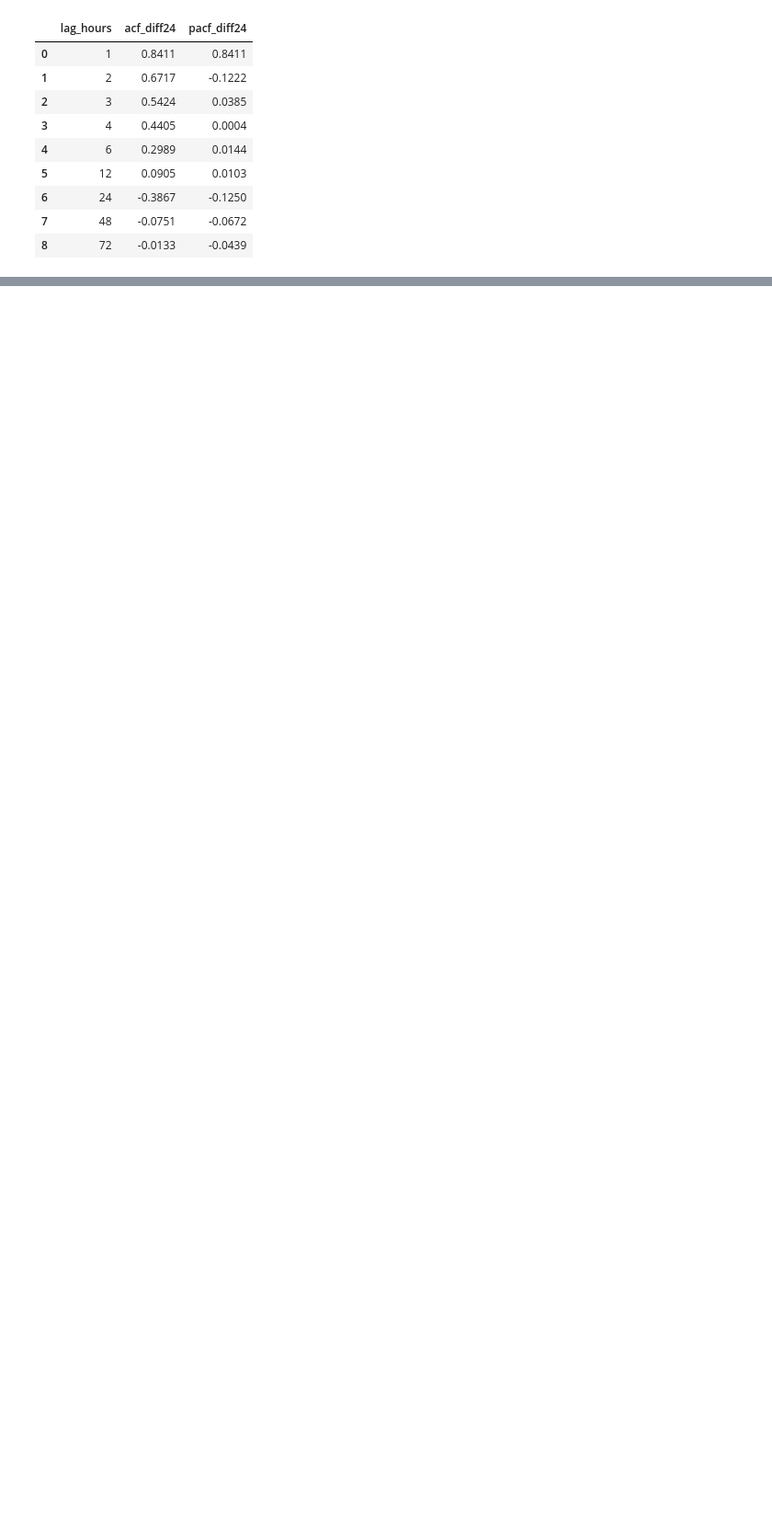
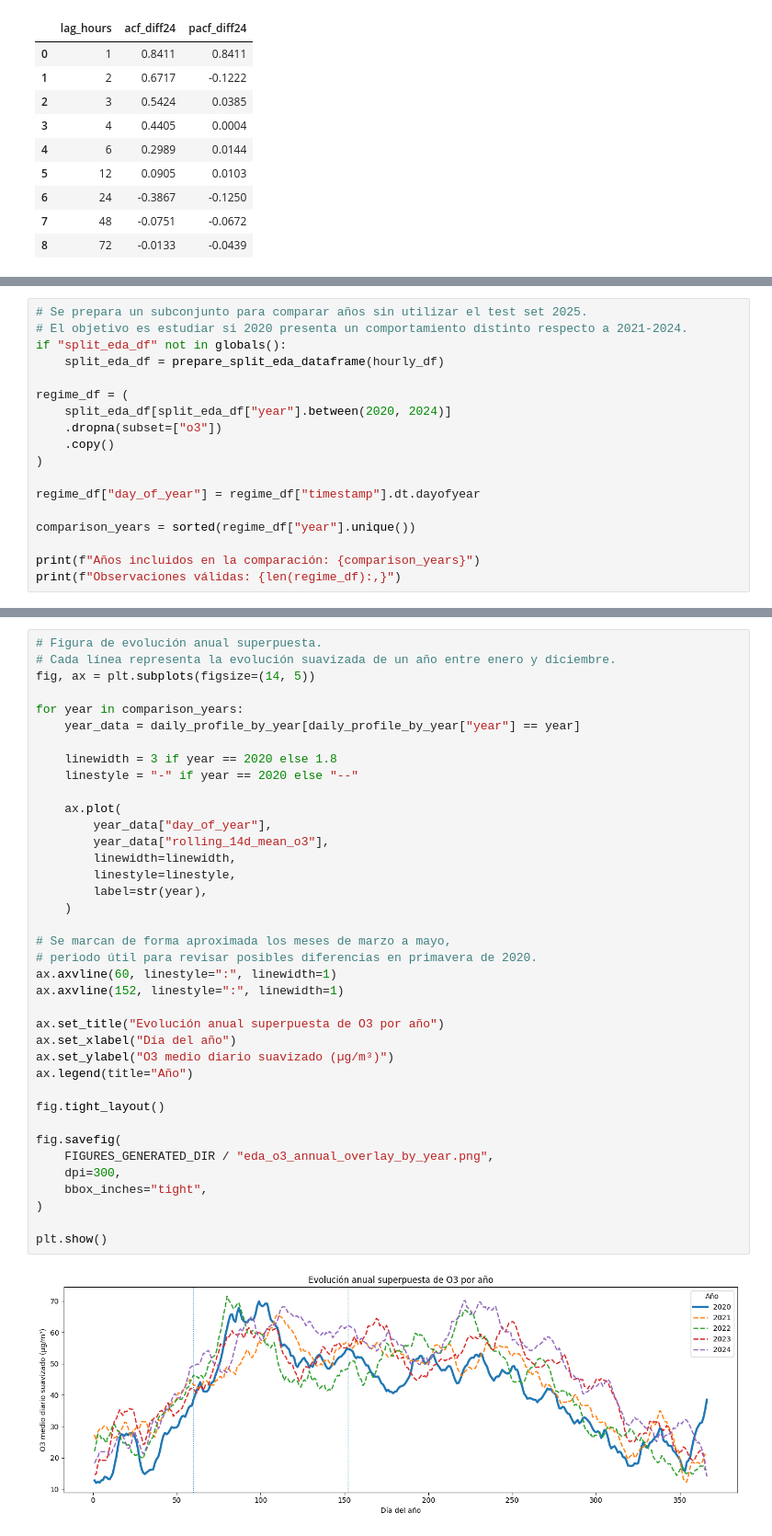
Before and after one commit to hipenation2142/trabajo, a Jupyter notebook: notebooks/01_eda_o3.ipynb, the cells around one changed output, grey strips where cells are left out. Shown at 92% size. Saved outputs shown, nothing was run; the diff lists cells and outputs as text; blank space fills up the shorter version.

```diff
--- a/notebooks/01_eda_o3.ipynb
+++ b/notebooks/01_eda_o3.ipynb
@@ -1925,0 +1934,18 @@ stationary_correlogram_summary.to_csv(
+# %%
+# Se prepara un subconjunto para comparar años sin utilizar el test set 2025.
+# El objetivo es estudiar si 2020 presenta un comportamiento distinto respecto a 2021-2024.
+if "split_eda_df" not in globals():
+    split_eda_df = prepare_split_eda_dataframe(hourly_df)
+
+regime_df = (
+    split_eda_df[split_eda_df["year"].between(2020, 2024)]
+    .dropna(subset=["o3"])
+    .copy()
+)
+
+regime_df["day_of_year"] = regime_df["timestamp"].dt.dayofyear
+
+comparison_years = sorted(regime_df["year"].unique())
+
+print(f"Años incluidos en la comparación: {comparison_years}")
+print(f"Observaciones válidas: {len(regime_df):,}")
@@ -1925,0 +1988,40 @@ stationary_correlogram_summary.to_csv(
+# %%
+# Figura de evolución anual superpuesta.
+# Cada línea representa la evolución suavizada de un año entre enero y diciembre.
+fig, ax = plt.subplots(figsize=(14, 5))
+
+for year in comparison_years:
+    year_data = daily_profile_by_year[daily_profile_by_year["year"] == year]
+
+    linewidth = 3 if year == 2020 else 1.8
+    linestyle = "-" if year == 2020 else "--"
+
+    ax.plot(
+        year_data["day_of_year"],
+        year_data["rolling_14d_mean_o3"],
+        linewidth=linewidth,
+        linestyle=linestyle,
+        label=str(year),
+    )
+
+# Se marcan de forma aproximada los meses de marzo a mayo,
+# periodo útil para revisar posibles diferencias en primavera de 2020.
+ax.axvline(60, linestyle=":", linewidth=1)
+ax.axvline(152, linestyle=":", linewidth=1)
+
+ax.set_title("Evolución anual superpuesta de O3 por año")
+ax.set_xlabel("Día del año")
+ax.set_ylabel("O3 medio diario suavizado (µg/m³)")
+ax.legend(title="Año")
+
+fig.tight_layout()
+
+fig.savefig(
+    FIGURES_GENERATED_DIR / "eda_o3_annual_overlay_by_year.png",
+    dpi=300,
+    bbox_inches="tight",
+)
+
+plt.show()
+# %% [output]
+[figure, added]
```
Also changed, not shown: parts of 11 cells of this notebook, 9 other files.
